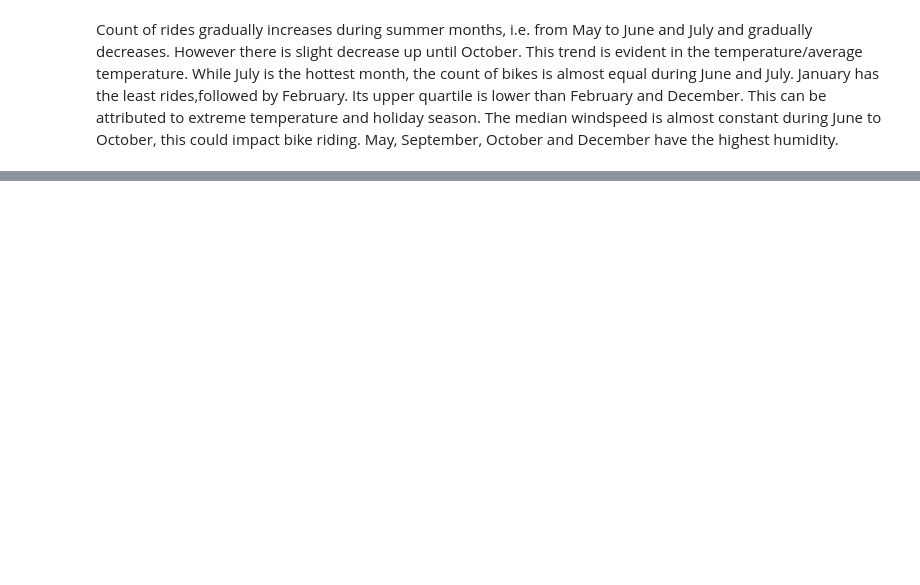
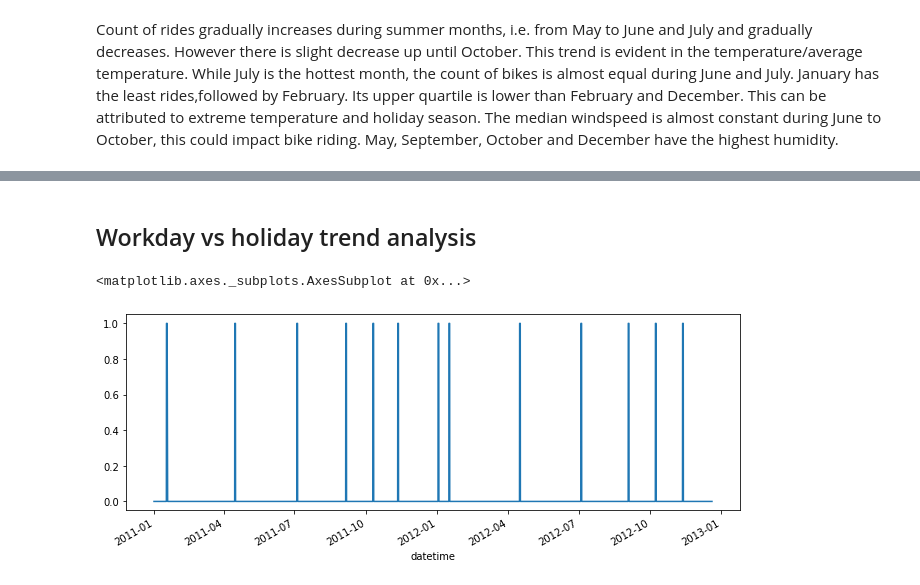
Before and after one commit to Harmeet2504/timeseries, a Jupyter notebook: Bike_share_analysis/bike_timeseries_EDA.ipynb, the cells around one changed output, grey strips where cells are left out. Drawn from its saved outputs; the diff is of its cells as text; code cells hidden in the pictures; blank space fills up the shorter version.

```diff
--- a/Bike_share_analysis/bike_timeseries_EDA.ipynb
+++ b/Bike_share_analysis/bike_timeseries_EDA.ipynb
@@ -148,0 +192,7 @@ The median windspeed is almost constant during June to October, this could impac
+# %% [markdown]
+## Workday vs holiday trend analysis
+# %%
+data["holiday"].plot(figsize=(11,4))
+# %% [output]
+<matplotlib.axes._subplots.AxesSubplot at 0x...>
+[figure, added]
```
Also changed, not shown: parts of 14 cells of this notebook.
